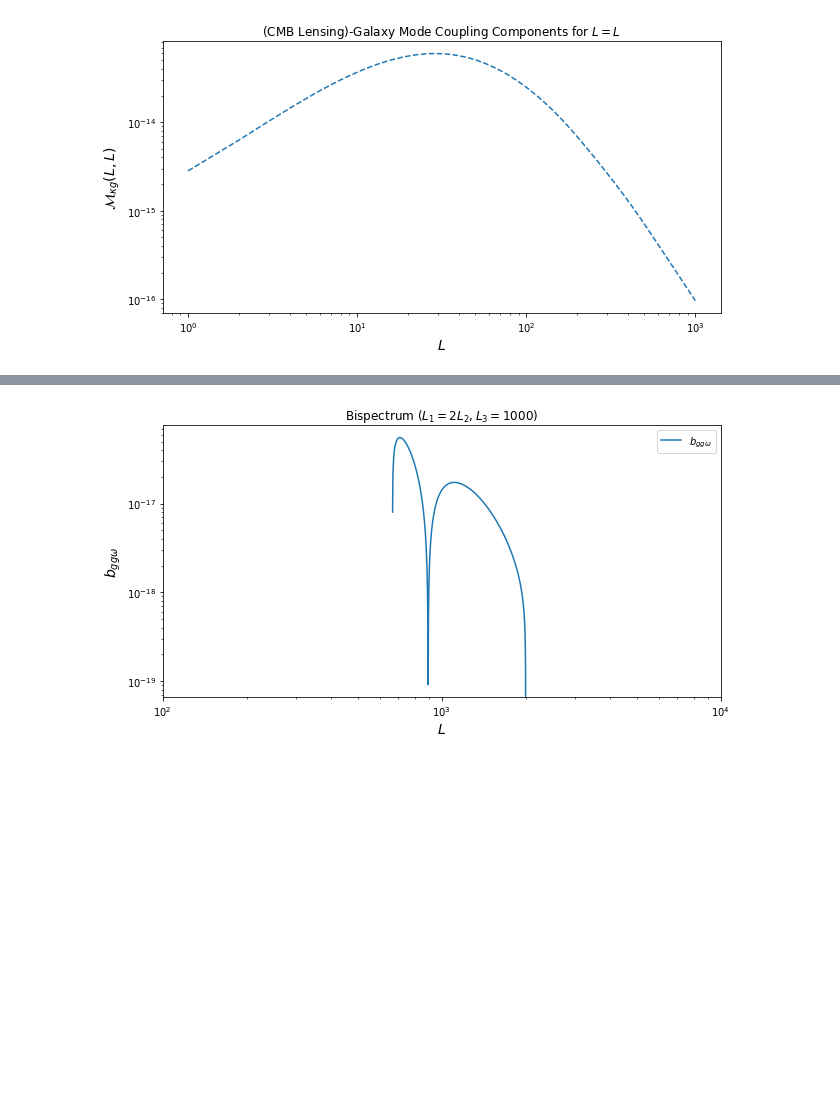
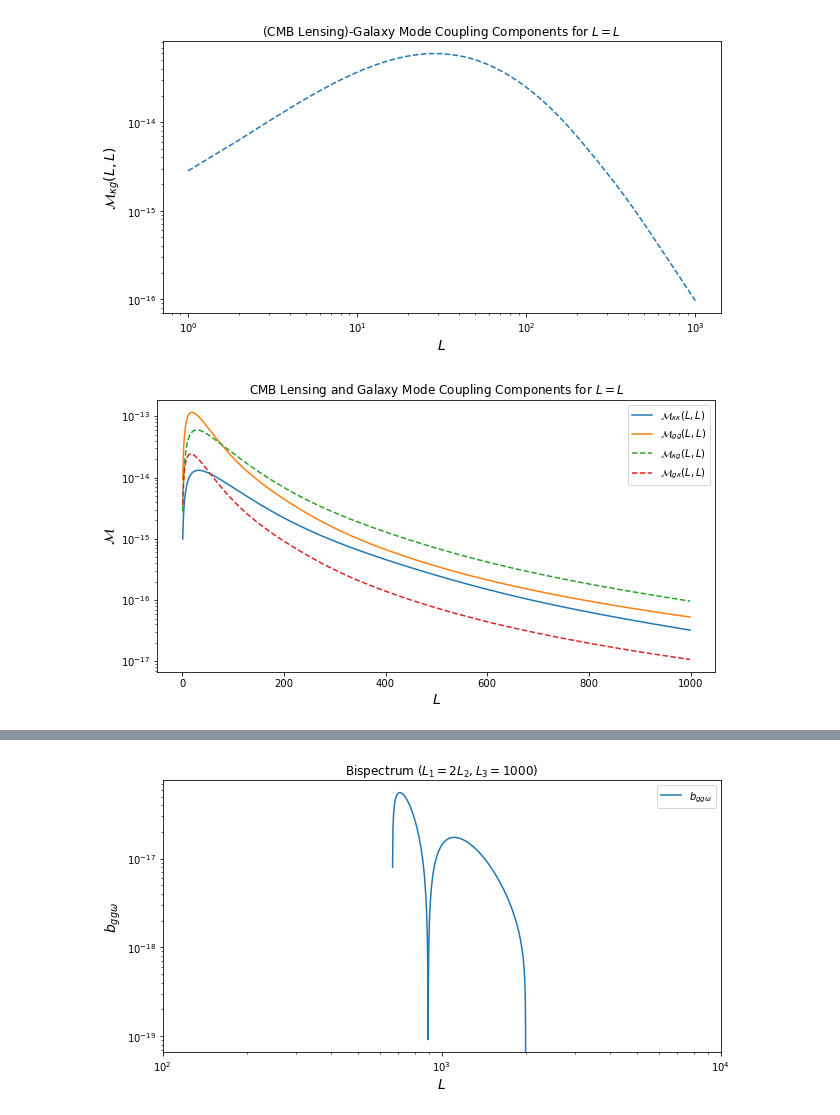
Before and after one commit to mfrobertson/omegaQE, a Jupyter notebook: kkomega/LSS.ipynb, the cells around one changed output, grey strips where cells are left out. Cells and saved outputs as stored; diff of their text form; code cells hidden in the pictures; blank space fills up the shorter version.

```diff
--- a/kkomega/LSS.ipynb
+++ b/kkomega/LSS.ipynb
@@ -402,3 +402,17 @@ plt.show()
 # %% [output]
 [figure]
 [figure]
+# %%
+plt.figure()
+M_kk = mode.components(ells1, ells2, typ="kappa-kappa", Nchi=100)
+plt.semilogy(ells1, M_kk, label="$\mathcal{M}_{\kappa \kappa}(L,L)$")
+plt.semilogy(ells1, M_gg, label="$\mathcal{M}_{gg}(L,L)$")
+plt.semilogy(ells1, np.abs(M_kg), linestyle="--", label="$\mathcal{M}_{\kappa g}(L,L)$")
+plt.semilogy(ells1, np.abs(M_gk), linestyle="--", label="$\mathcal{M}_{g \kappa}(L,L)$")
+plt.title("CMB Lensing and Galaxy Mode Coupling Components for $L=L$")
+plt.xlabel("$L$", fontsize=14)
+plt.ylabel("$\mathcal{M}$", fontsize=14)
+plt.legend()
+plt.show()
+# %% [output]
+[figure, added]
```
Also changed, not shown: parts of 20 cells of this notebook, 4 other files.
